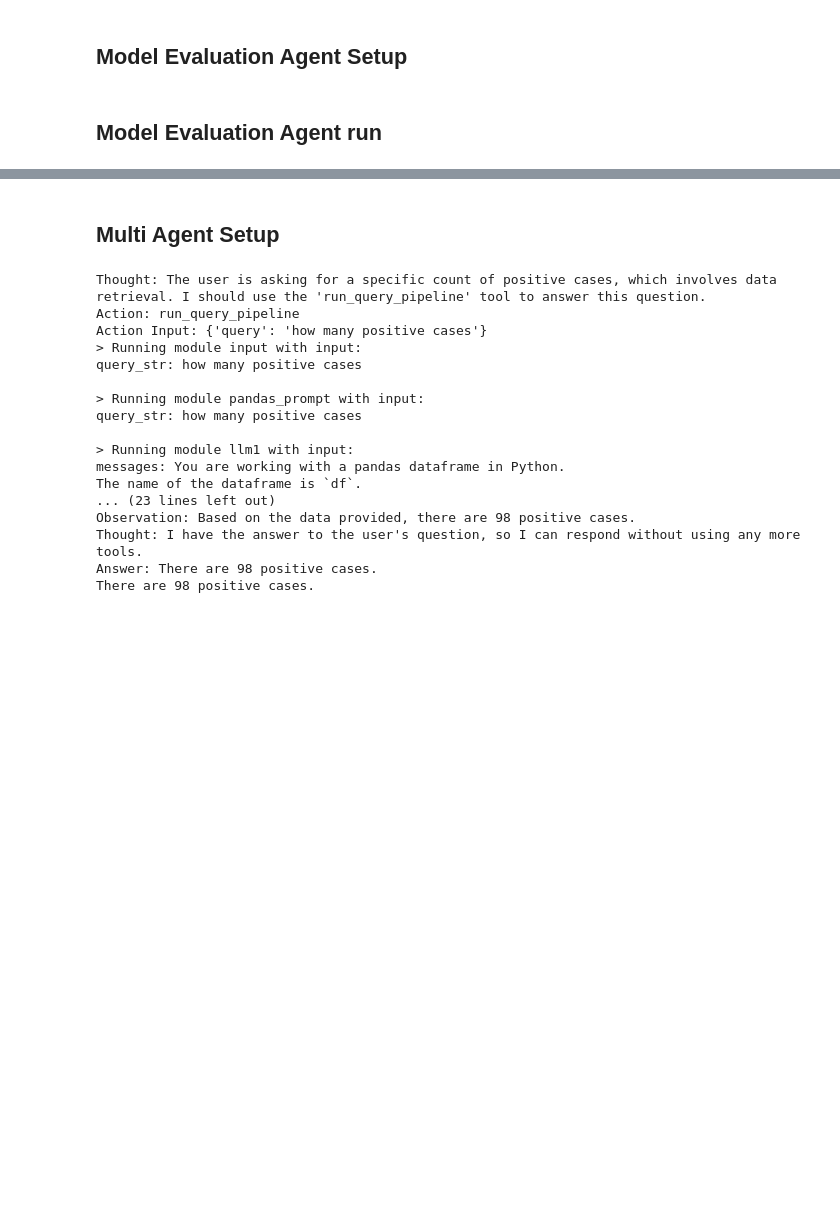
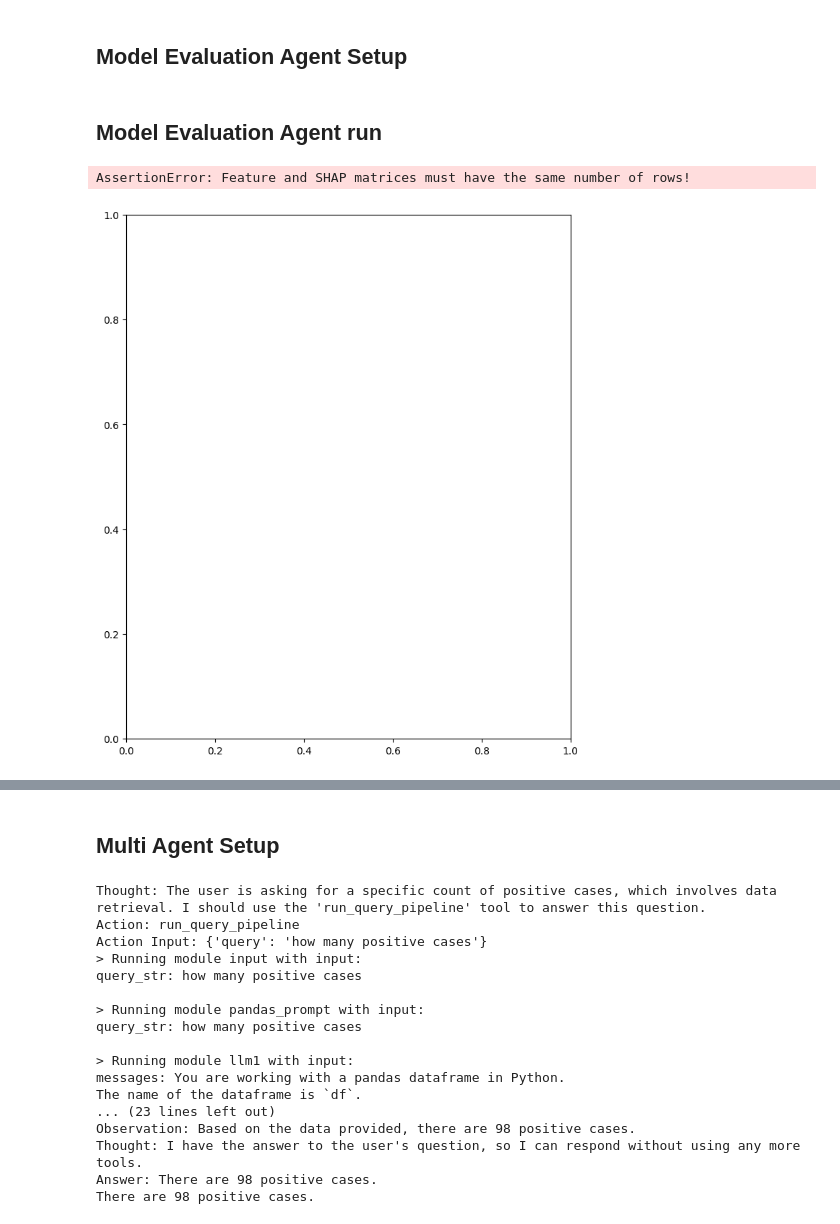
Before and after one commit to fas38/agentic-rag, a Jupyter notebook: multi_agentic_rag_tabular.ipynb, the cells around one changed output, grey strips where cells are left out. Cells and saved outputs as stored; diff of their text form; code cells hidden in the pictures; blank space fills up the shorter version.

Commit message:
working on setting up feature importance tools

```diff
--- a/multi_agentic_rag_tabular.ipynb
+++ b/multi_agentic_rag_tabular.ipynb
@@ -509,6 +624,11 @@ agent_model = ReActAgent.from_tools(tools=tools,
 agent_model.update_prompts({"agent_worker:system_prompt": model_agent_prompt})
 # %% [markdown]
 ## Model Evaluation Agent run
+# %%
+feature_importance("XGBoost", "zero")
+# %% [output]
+AssertionError: Feature and SHAP matrices must have the same number of rows!
+[figure, added]
 # %%
 # response = await agent.achat("what is the auc_roc score of the trained model?")
 # response = agent_model.query("what is the auc_roc score of the XGBoost model?")
```
Also changed, not shown: parts of 2 cells of this notebook.
